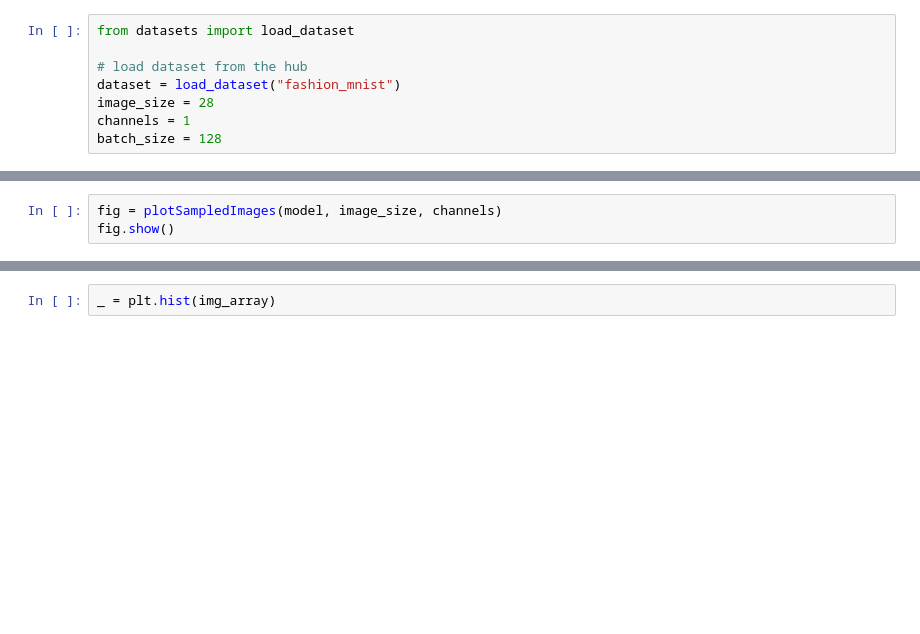
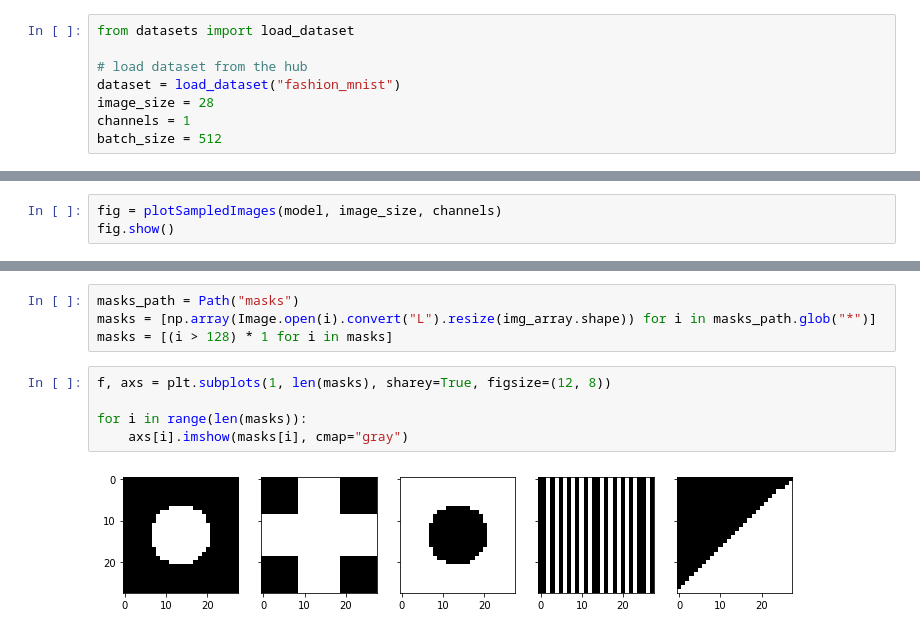
Before and after one commit to adithya-badidey/DDPM-Inpainting, a Jupyter notebook: 03_repaint_with_ddpm_fashion.ipynb, the cells around one changed output, grey strips where cells are left out. Cells and saved outputs as stored; diff of their text form; blank space fills up the shorter version.

```diff
--- a/03_repaint_with_ddpm_fashion.ipynb
+++ b/03_repaint_with_ddpm_fashion.ipynb
@@ -198,4 +208,4 @@ from datasets import load_dataset
 dataset = load_dataset("fashion_mnist")
 image_size = 28
 channels = 1
-batch_size = 128
+batch_size = 512
@@ -401,5 +476,14 @@ ax2.imshow(mask_array)
-# %%
-_ = plt.hist(img_array)
+# %%
+masks_path = Path("masks")
+masks = [np.array(Image.open(i).convert("L").resize(img_array.shape)) for i in masks_path.glob("*")]
+masks = [(i > 128) * 1 for i in masks]
+# %%
+f, axs = plt.subplots(1, len(masks), sharey=True, figsize=(12, 8))
+
+for i in range(len(masks)):
+    axs[i].imshow(masks[i], cmap="gray")
+# %% [output]
+[figure, added]
 # %%
 def get_schedule_jump(t_T, n_sample, jump_length, jump_n_sample,
                       jump2_length=1, jump2_n_sample=1,
```
Also changed, not shown: parts of 28 cells of this notebook, 10 other files.
